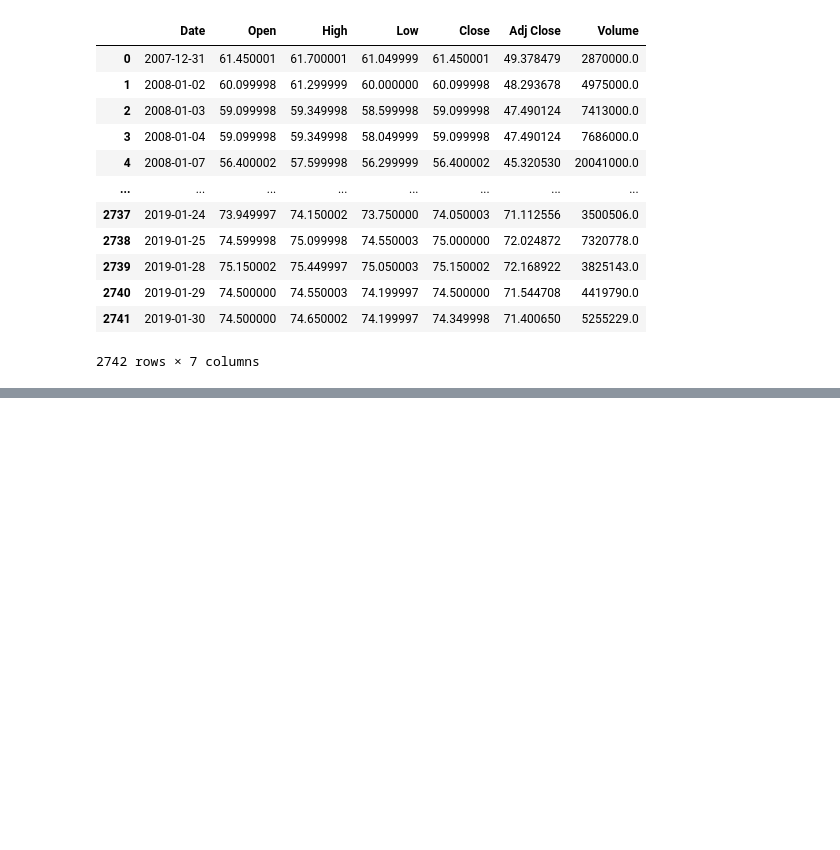
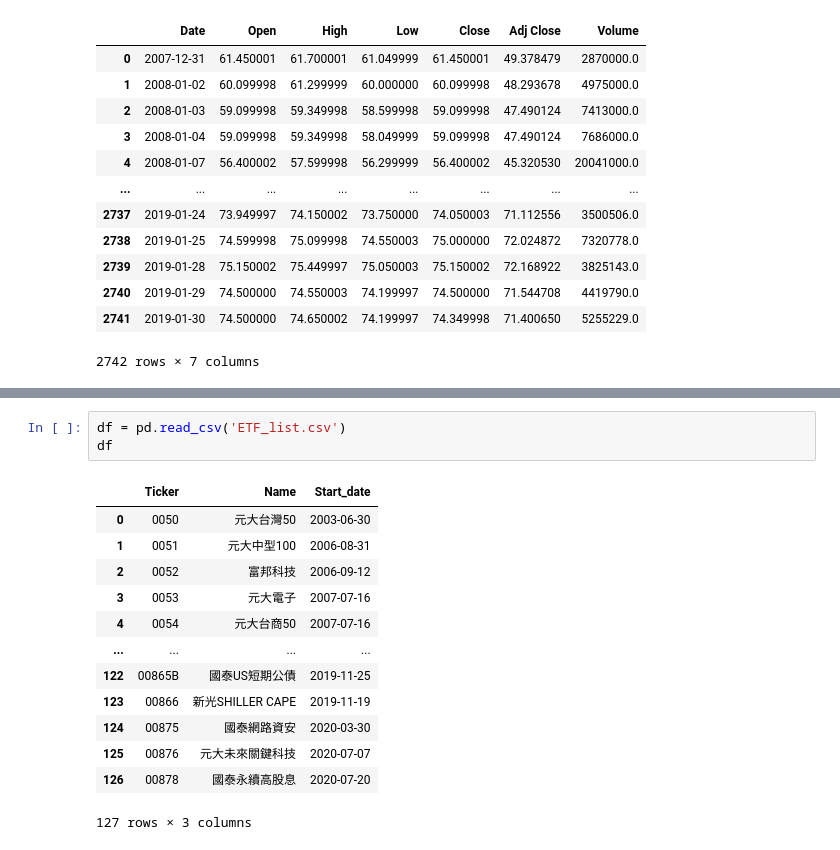
Before and after one commit to KangChungLin/BDSE_project_test, a Jupyter notebook: stock_price.ipynb, the cells around one changed output, grey strips where cells are left out. Drawn from its saved outputs; the diff is of its cells as text; blank space fills up the shorter version.

```diff
--- a/stock_price.ipynb
+++ b/stock_price.ipynb
@@ -76,0 +112,17 @@ stock_df = stock_df[['Date','Ticker','Open','High','Low','Close','Adj Close','Vo
+# %%
+df = pd.read_csv('ETF_list.csv')
+df
+# %% [output]
+|  | Ticker | Name | Start_date |
+| 0 | 0050 | 元大台灣50 | 2003-06-30 |
+| 1 | 0051 | 元大中型100 | 2006-08-31 |
+| 2 | 0052 | 富邦科技 | 2006-09-12 |
+| 3 | 0053 | 元大電子 | 2007-07-16 |
+| 4 | 0054 | 元大台商50 | 2007-07-16 |
+| ... | ... | ... | ... |
+| 122 | 00865B | 國泰US短期公債 | 2019-11-25 |
+| 123 | 00866 | 新光SHILLER CAPE | 2019-11-19 |
+| 124 | 00875 | 國泰網路資安 | 2020-03-30 |
+| 125 | 00876 | 元大未來關鍵科技 | 2020-07-07 |
+| 126 | 00878 | 國泰永續高股息 | 2020-07-20 |
+127 rows × 3 columns
```
Also changed, not shown: parts of 3 cells of this notebook.
